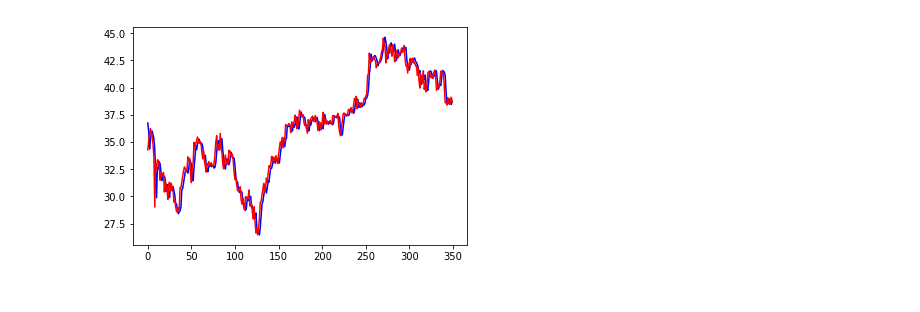
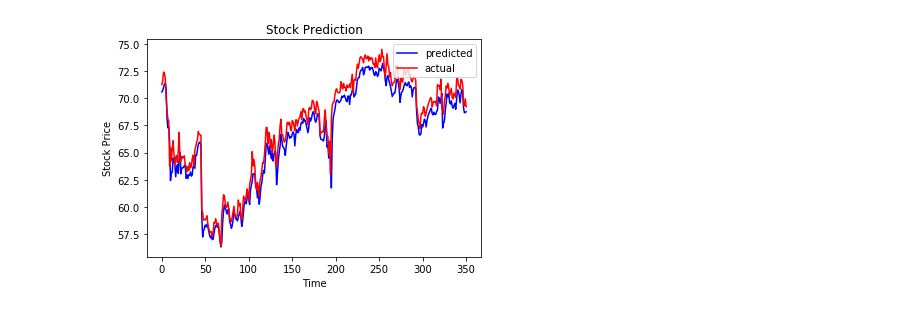
Before and after one commit to amanbhal/data-science, a Jupyter notebook: NYE_Stock_Exchange_Kaggle.ipynb, the cells around one changed output. Cells and saved outputs as stored; diff of their text form; code cells hidden in the pictures.

```diff
--- a/NYE_Stock_Exchange_Kaggle.ipynb
+++ b/NYE_Stock_Exchange_Kaggle.ipynb
@@ -36,18 +36,14 @@ set_random_seed(11)
 
 from sklearn.model_selection import train_test_split
 
-SEED = 123 #used to help randomly select the data points
-DATA_SPLIT_PCT = 0.2
-
-
 # load dataset
 df = pd.read_csv("/content/drive/My Drive/ColabDatasets/NY_Stock_Market/prices-split-adjusted.csv")
 
 # select one company for data analysis
-df = df[df['symbol']=='YHOO']
+df = df[df['symbol']=='WMT']
 
 # drop unwanted columns
-df = df.drop(['date', 'symbol','close', 'low', 'high', 'volume'], axis=1)
+df = df.drop(['date', 'symbol'], axis=1)
 
 # feature scaling
 scaler = MinMaxScaler(feature_range=(0, 1))
@@ -58,8 +54,9 @@ train_size = int(len(df) * 0.80)
 test_size = len(df) - train_size
 train, test = df[0:train_size,:], df[train_size:len(df),:]
 # %%
-# lookback 1 day in past
-lookback = 2
+# lookback x days in past
+lookback = 1
+n_features = train.shape[1]
 
 def temporalize(X, lookback):
     output_X = []
@@ -74,15 +71,15 @@ X_train, y_train = temporalize(train,lookback)
 X_test, y_test = temporalize(test,lookback)
 
 # reshape the X_train and X_test for LSTM model
-X_train = np.reshape(X_train, (X_train.shape[0], lookback, X_train.shape[2]))
-X_test = np.reshape(X_test, (X_test.shape[0], lookback, X_test.shape[2]))
+X_train = np.reshape(X_train, (X_train.shape[0], lookback, n_features))
+X_test = np.reshape(X_test, (X_test.shape[0], lookback, n_features))
 # %%
 # build the LSTM model
 
 model = Sequential()
 
 model.add(LSTM(
-    input_dim=1,
+    input_shape=(lookback, n_features),
     output_dim=50,
     return_sequences=True))
 model.add(Dropout(0.2))
@@ -93,7 +90,7 @@ model.add(LSTM(
 model.add(Dropout(0.2))
 
 model.add(Dense(
-    output_dim=1))
+    output_dim=n_features))
 model.add(Activation('linear'))
 
 start = time.time()
@@ -122,8 +119,12 @@ Epoch 20/20
 # %%
 y_pred = model.predict(X_test)
 
-plt.plot(scaler.inverse_transform(y_pred), 'b', label='predicted')
-plt.plot(scaler.inverse_transform(y_test), 'r', label='actual')
+plt.plot(scaler.inverse_transform(y_pred)[:,0], 'b', label='predicted')
+plt.plot(scaler.inverse_transform(y_test)[:,0], 'r', label='actual')
+plt.title('Stock Prediction')
+plt.ylabel('Stock Price')
+plt.xlabel('Time')
+plt.legend(loc='upper right')
 plt.show()
 # %% [output]
-[figure, old version]
+[figure, new version]
```
Also changed, not shown: parts of 1 cell of this notebook.
